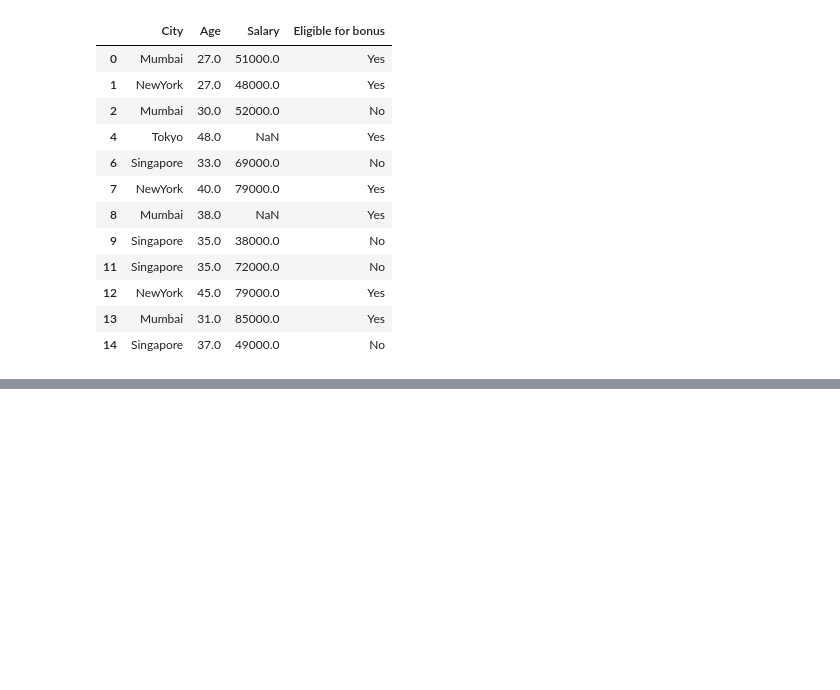
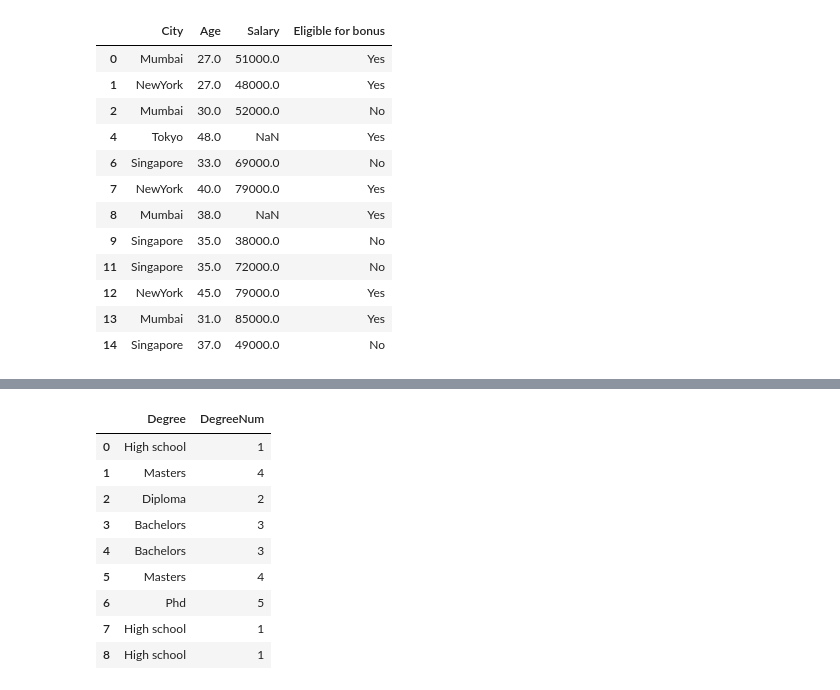
Before and after one commit to mubarakmayyeri/data_preprocessing-and-eda, a Jupyter notebook: data_preprocessing/data_preprocessing.ipynb, the cells around one changed output, grey strips where cells are left out. Saved outputs shown, nothing was run; the diff lists cells and outputs as text; code cells hidden in the pictures; blank space fills up the shorter version.

```diff
--- a/data_preprocessing/data_preprocessing.ipynb
+++ b/data_preprocessing/data_preprocessing.ipynb
@@ -279,0 +282,5 @@ dataset
+# %%
+degree = {'Degree':['High school','Masters','Diploma','Bachelors','Bachelors','Masters','Phd','High school','High school']}
+
+df = pd.DataFrame(degree)
+df
@@ -279,0 +298,24 @@ dataset
+# %%
+# creating mapping
+dataMapping = {
+    'None':0,
+    'High school':1,
+    'Diploma':2,
+    'Bachelors':3,
+    'Masters':4,
+    'Phd':5
+}
+
+df['DegreeNum'] = df['Degree'].map(dataMapping)
+df
+# %% [output]
+|  | Degree | DegreeNum |
+| 0 | High school | 1 |
+| 1 | Masters | 4 |
+| 2 | Diploma | 2 |
+| 3 | Bachelors | 3 |
+| 4 | Bachelors | 3 |
+| 5 | Masters | 4 |
+| 6 | Phd | 5 |
+| 7 | High school | 1 |
+| 8 | High school | 1 |
```
Also changed, not shown: parts of 2 cells of this notebook, 1 other file.
